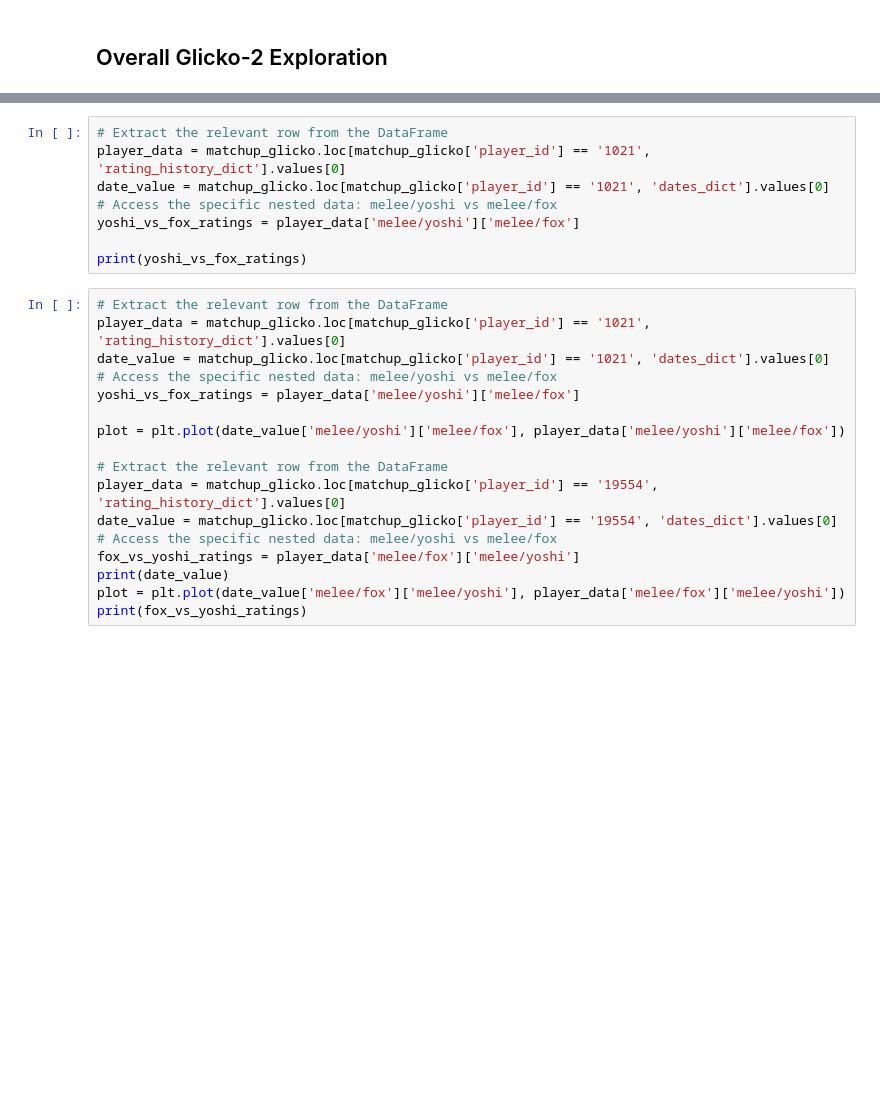
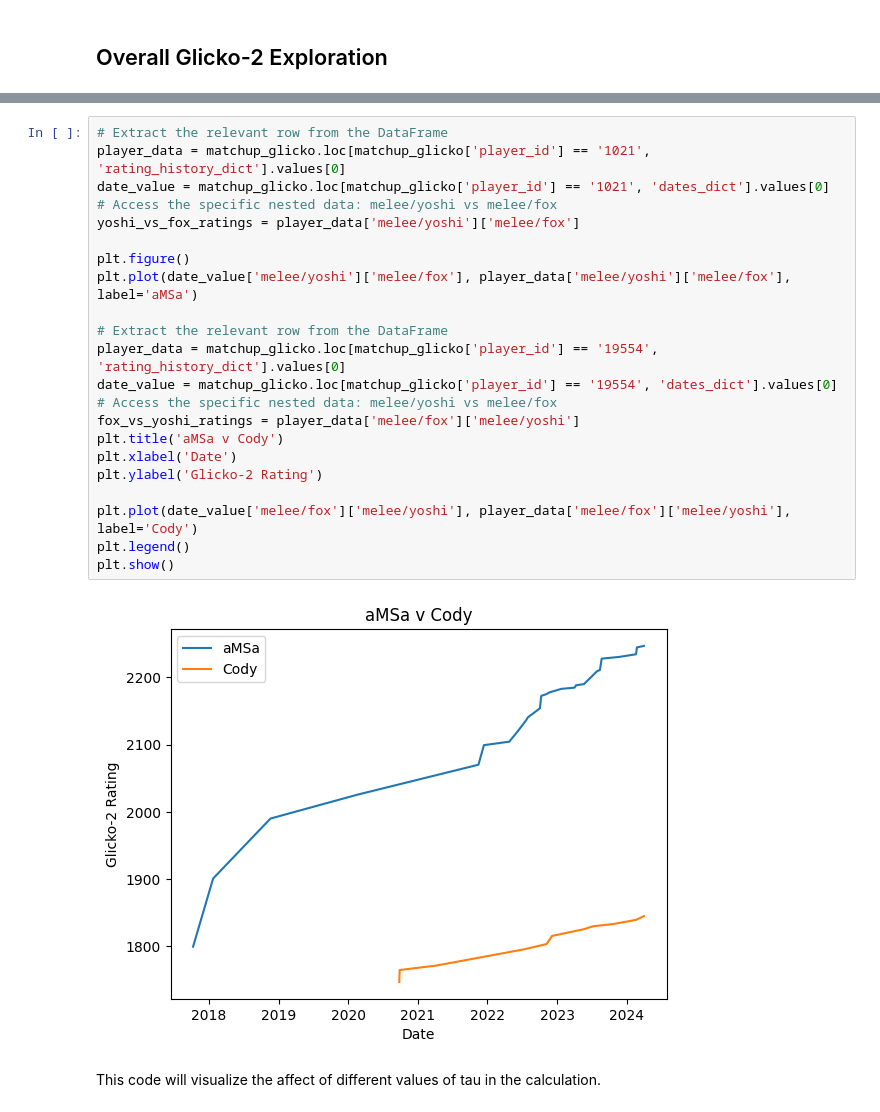
Before and after one commit to jjaw89/fall-2024-smash-melee-top-8-prediction, a Jupyter notebook: data_exploration/jaspar_data_exploration.ipynb, the cells around one changed output, grey strips where cells are left out. Saved outputs shown, nothing was run; the diff lists cells and outputs as text; blank space fills up the shorter version.

```diff
--- a/data_exploration/jaspar_data_exploration.ipynb
+++ b/data_exploration/jaspar_data_exploration.ipynb
@@ -266,26 +530,27 @@ matchup_glicko[matchup_glicko['player_id']=='1021']['rating_history_dict']
 # %%
 # Extract the relevant row from the DataFrame
 player_data = matchup_glicko.loc[matchup_glicko['player_id'] == '1021', 'rating_history_dict'].values[0]
 date_value = matchup_glicko.loc[matchup_glicko['player_id'] == '1021', 'dates_dict'].values[0]
 # Access the specific nested data: melee/yoshi vs melee/fox
 yoshi_vs_fox_ratings = player_data['melee/yoshi']['melee/fox']
 
-print(yoshi_vs_fox_ratings)
+plt.figure()
+plt.plot(date_value['melee/yoshi']['melee/fox'], player_data['melee/yoshi']['melee/fox'], label='aMSa')
+
+# Extract the relevant row from the DataFrame
+player_data = matchup_glicko.loc[matchup_glicko['player_id'] == '19554', 'rating_history_dict'].values[0]
+date_value = matchup_glicko.loc[matchup_glicko['player_id'] == '19554', 'dates_dict'].values[0]
+# Access the specific nested data: melee/yoshi vs melee/fox
+fox_vs_yoshi_ratings = player_data['melee/fox']['melee/yoshi']
+plt.title('aMSa v Cody')
+plt.xlabel('Date')
+plt.ylabel('Glicko-2 Rating')
+
+plt.plot(date_value['melee/fox']['melee/yoshi'], player_data['melee/fox']['melee/yoshi'], label='Cody')
+plt.legend()
+plt.show()
+# %% [output]
+[figure, added]
-# %%
-# Extract the relevant row from the DataFrame
-player_data = matchup_glicko.loc[matchup_glicko['player_id'] == '1021', 'rating_history_dict'].values[0]
-date_value = matchup_glicko.loc[matchup_glicko['player_id'] == '1021', 'dates_dict'].values[0]
-# Access the specific nested data: melee/yoshi vs melee/fox
-yoshi_vs_fox_ratings = player_data['melee/yoshi']['melee/fox']
-
-plot = plt.plot(date_value['melee/yoshi']['melee/fox'], player_data['melee/yoshi']['melee/fox'])
-
-# Extract the relevant row from the DataFrame
-player_data = matchup_glicko.loc[matchup_glicko['player_id'] == '19554', 'rating_history_dict'].values[0]
-date_value = matchup_glicko.loc[matchup_glicko['player_id'] == '19554', 'dates_dict'].values[0]
-# Access the specific nested data: melee/yoshi vs melee/fox
-fox_vs_yoshi_ratings = player_data['melee/fox']['melee/yoshi']
-print(date_value)
-plot = plt.plot(date_value['melee/fox']['melee/yoshi'], player_data['melee/fox']['melee/yoshi'])
-print(fox_vs_yoshi_ratings)
+# %% [markdown]
+This code will visualize the affect of different values of tau in the calculation.
 # %%
```
Also changed, not shown: parts of 29 cells of this notebook, 9 other files.
